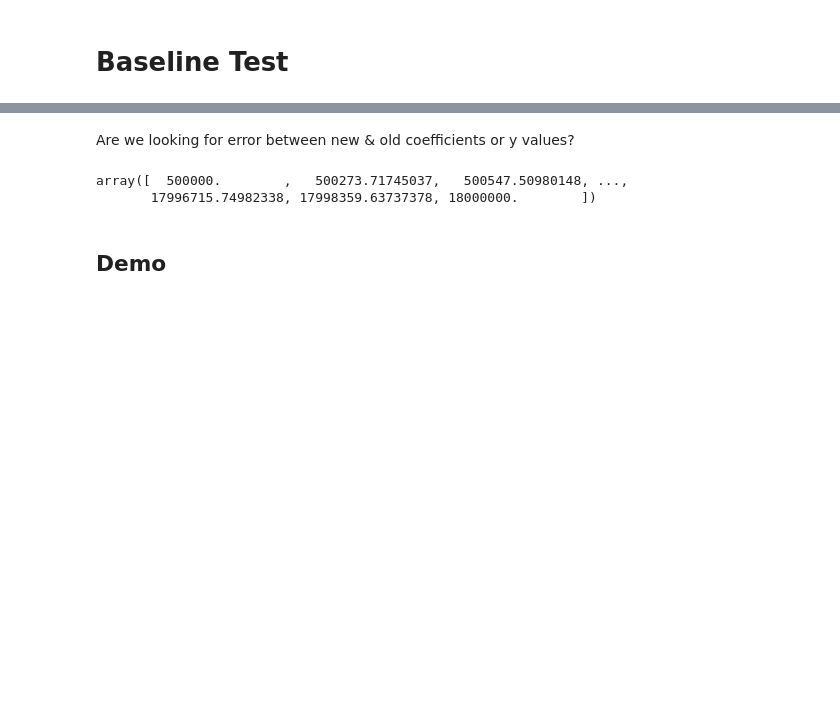
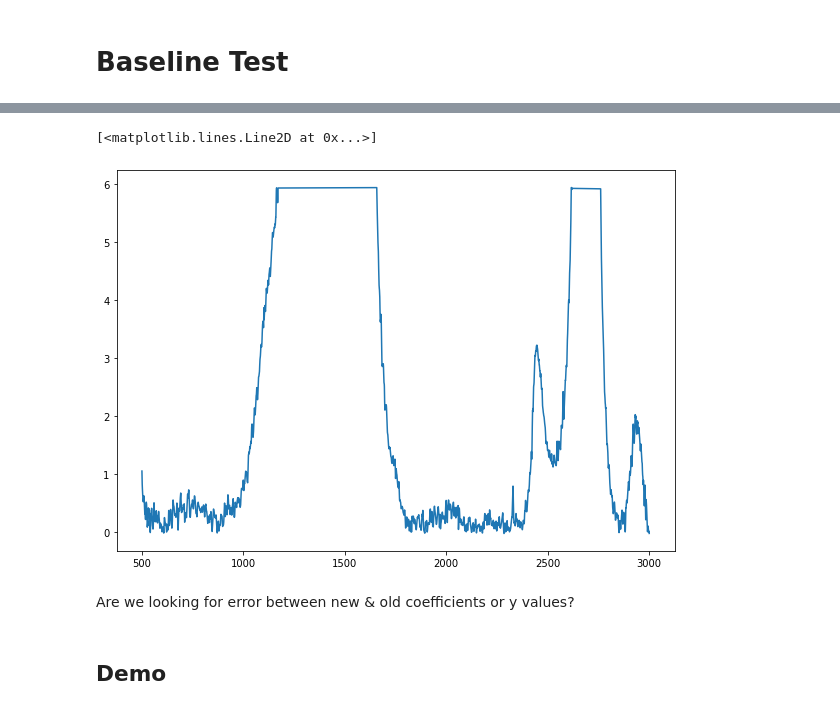
Before and after one commit to dvconricode/SALT, a Jupyter notebook: Spectra Fit .ipynb, the cells around one changed output, grey strips where cells are left out. Cells and saved outputs as stored; diff of their text form; code cells hidden in the pictures; blank space fills up the shorter version.

```diff
--- a/Spectra Fit .ipynb
+++ b/Spectra Fit .ipynb
@@ -183,3 +215,13 @@ array([455.54500153, 455.54500153, 455.54500153, ..., 455.54500153,
+# %%
+bool_arr = ss.column("y") <= c
+tt = [i for i in range(len(bool_arr)) if bool_arr[i]]
+tt
+uu = ss.take(tt)
+#plots.plot(ss.column("x"), ss.column("y"))
+plots.plot(uu.column("x"), uu.column("y"))
+# %% [output]
+[<matplotlib.lines.Line2D at 0x...>]
+[figure, added]
 # %% [markdown]
 Are we looking for error between new & old coefficients or y values?
 # %%
@@ -221,13 +266,6 @@ def baseline(spectrum, deg, tol):
 
 
 # refactor this code to be in the right order
-# %%
-pp = make_polynomial([2, 0, 0], 2)
-a = sample_spectrum.apply(pp, "x")
-a
-# %% [output]
-array([  500000.        ,   500273.71745037,   500547.50980148, ...,
-       17996715.74982338, 17998359.63737378, 18000000.        ])
 # %%
 # takes in a table and returns a table w/ same columns & dimensions
 def remove_baseline(spectrum, deg, tol):
```
Also changed, not shown: parts of 5 cells of this notebook.
